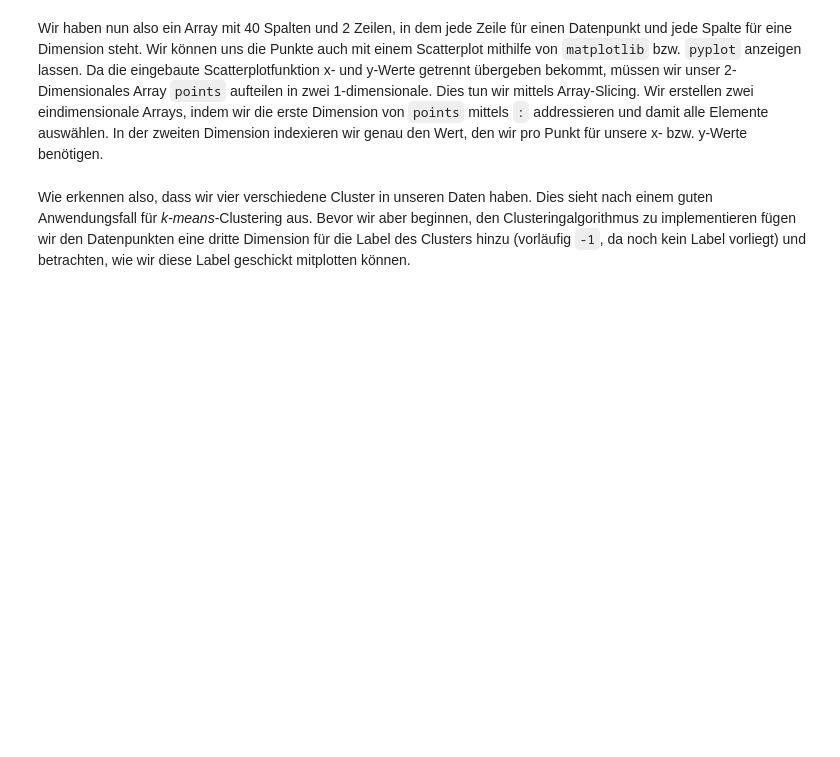
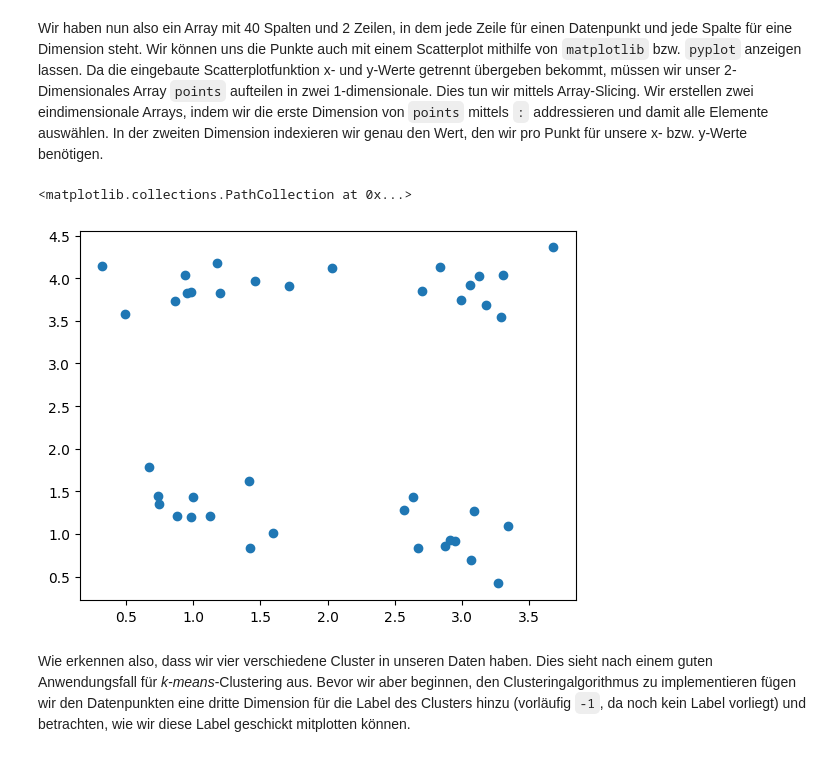
Before and after one commit to romanziske/data-science-course, a Jupyter notebook: K-Means-Lloyd/EDS_k_means_tutorial.ipynb, the cells around one changed output. Drawn from its saved outputs; the diff is of its cells as text; code cells hidden in the pictures; blank space fills up the shorter version.

```diff
--- a/K-Means-Lloyd/EDS_k_means_tutorial.ipynb
+++ b/K-Means-Lloyd/EDS_k_means_tutorial.ipynb
@@ -24,7 +42,10 @@ Wir haben nun also ein Array mit 40 Spalten und 2 Zeilen, in dem jede Zeile für
 # %%
 x_values = points[:,0]
 y_values = points[:,1]
-matplotlib.pyplot.scatter(x=x_values,y=y_values)
+plt.scatter(x=x_values,y=y_values)
+# %% [output]
+<matplotlib.collections.PathCollection at 0x...>
+[figure, added]
 # %% [markdown]
 Wie erkennen also, dass wir vier verschiedene Cluster in unseren Daten haben. Dies sieht nach einem guten Anwendungsfall für *k-means*-Clustering aus. Bevor wir aber beginnen, den Clusteringalgorithmus zu implementieren fügen wir den Datenpunkten eine dritte Dimension für die Label des Clusters hinzu (vorläufig `-1`, da noch kein Label vorliegt) und betrachten, wie wir diese Label geschickt mitplotten können.
 # %%
```
Also changed, not shown: parts of 15 cells of this notebook, 1 other file.
